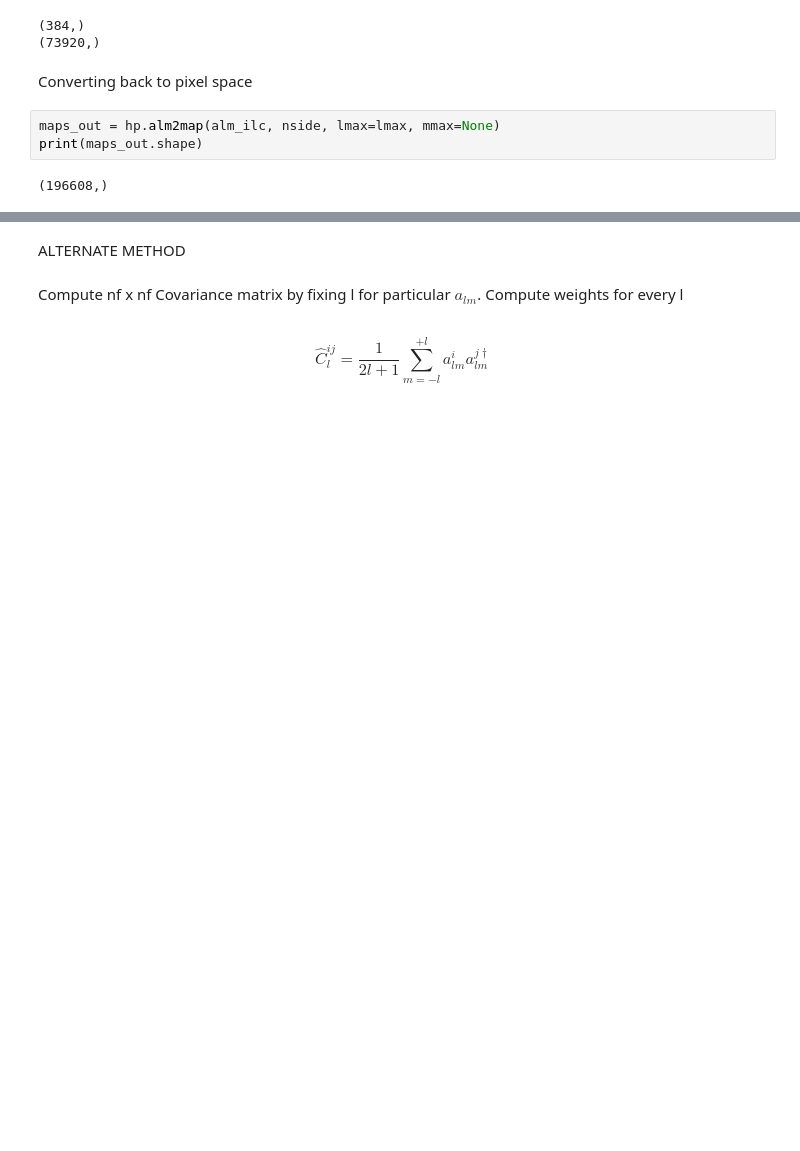
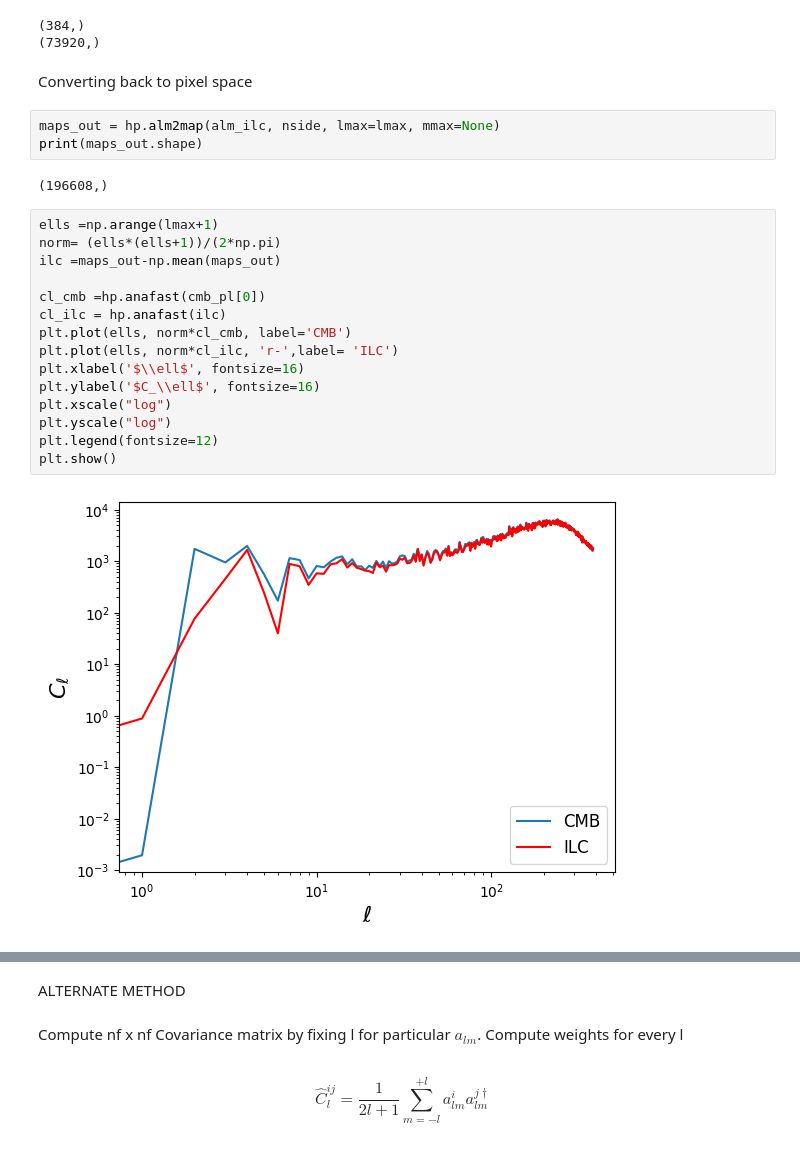
Before and after one commit to urwa99/Internship_Rome, a Jupyter notebook: ILC_harmonic.ipynb, the cells around one changed output, grey strips where cells are left out. Saved outputs shown, nothing was run; the diff lists cells and outputs as text; blank space fills up the shorter version.

```diff
--- a/ILC_harmonic.ipynb
+++ b/ILC_harmonic.ipynb
@@ -199,4 +220,21 @@ maps_out = hp.alm2map(alm_ilc, nside, lmax=lmax, mmax=None)
 print(maps_out.shape)
 # %% [output]
 (196608,)
+# %%
+ells =np.arange(lmax+1)
+norm= (ells*(ells+1))/(2*np.pi)
+ilc =maps_out-np.mean(maps_out)
+
+cl_cmb =hp.anafast(cmb_pl[0])
+cl_ilc = hp.anafast(ilc)
+plt.plot(ells, norm*cl_cmb, label='CMB')
+plt.plot(ells, norm*cl_ilc, 'r-',label= 'ILC')
+plt.xlabel('$\\ell$', fontsize=16)
+plt.ylabel('$C_\\ell$', fontsize=16)
+plt.xscale("log")
+plt.yscale("log")
+plt.legend(fontsize=12)
+plt.show()
+# %% [output]
+[figure, added]
 # %%
```
Also changed, not shown: parts of 5 cells of this notebook.
